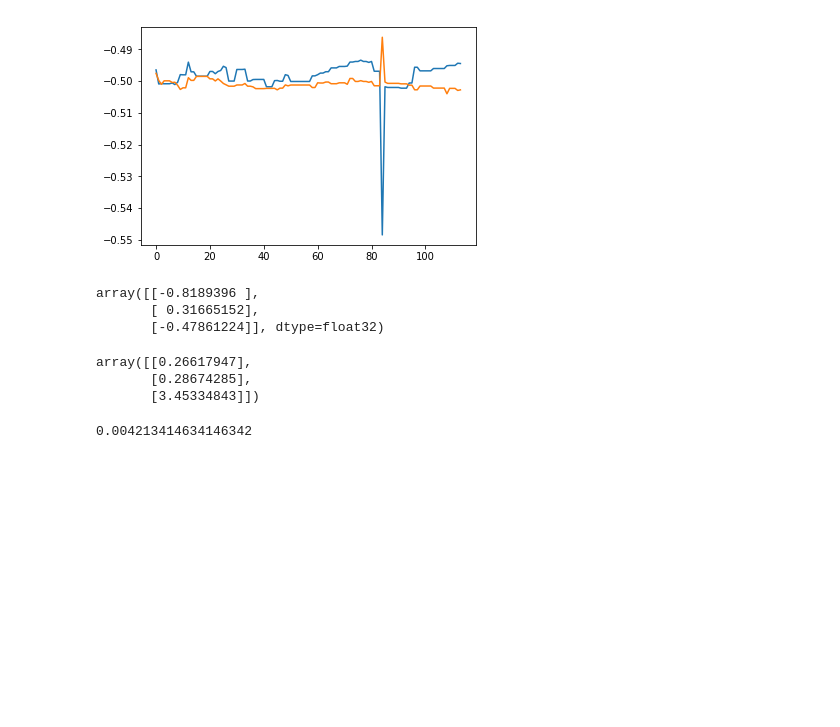
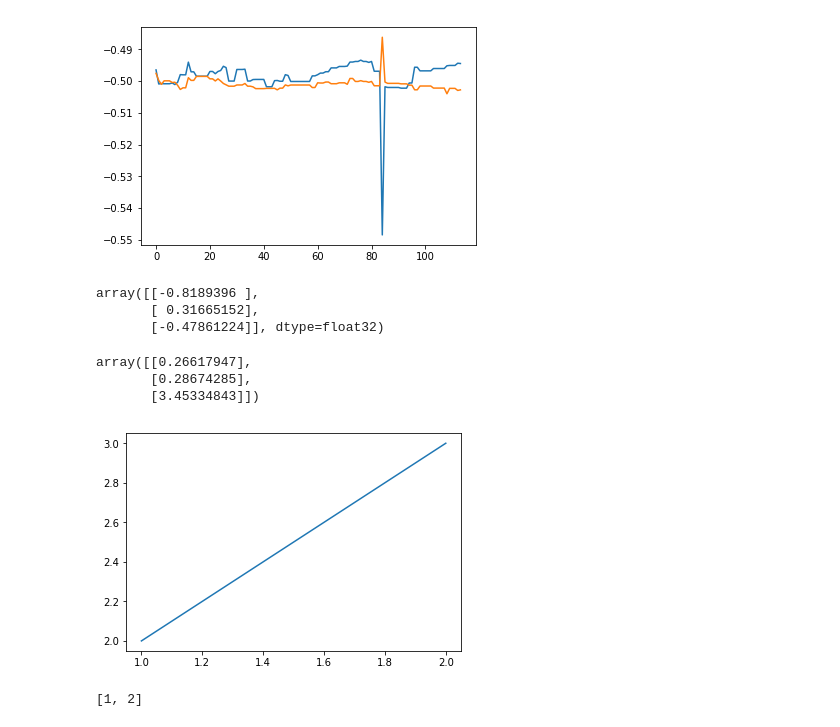
Before and after one commit to YoshiRi/IVPS, a Jupyter notebook: trial/Videos/CameraPoseSaving-Copy1.ipynb, the cells around one changed output. Saved outputs shown, nothing was run; the diff lists cells and outputs as text; code cells hidden in the pictures; blank space fills up the shorter version.

```diff
--- a/trial/Videos/CameraPoseSaving-Copy1.ipynb
+++ b/trial/Videos/CameraPoseSaving-Copy1.ipynb
@@ -158,7 +158,14 @@ vm.tvecs
 array([[0.26617947],
        [0.28674285],
        [3.45334843]])
-# %%
-3.455/820
-# %% [output]
-0.004213414634146342
+# %%
+fig, ax = plt.subplots(1,1)
+lines, = ax.plot(np.array([1, 2]),np.array([2, 3]))
+plt.show()
+# %% [output]
+[figure, added]
+# %%
+array = [[1,2],[3,5]]
+array[0][:]
+# %% [output]
+[1, 2]
```
Also changed, not shown: 1 other file.
